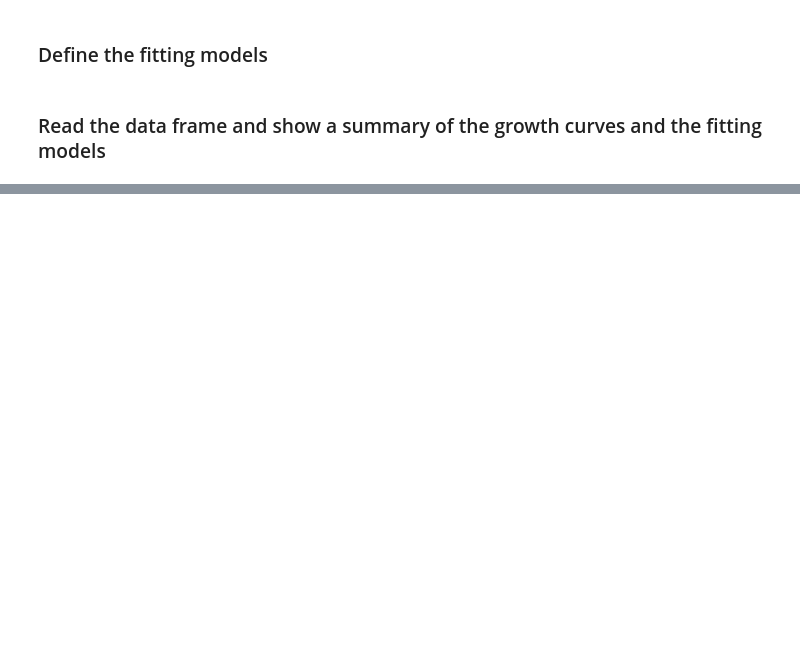
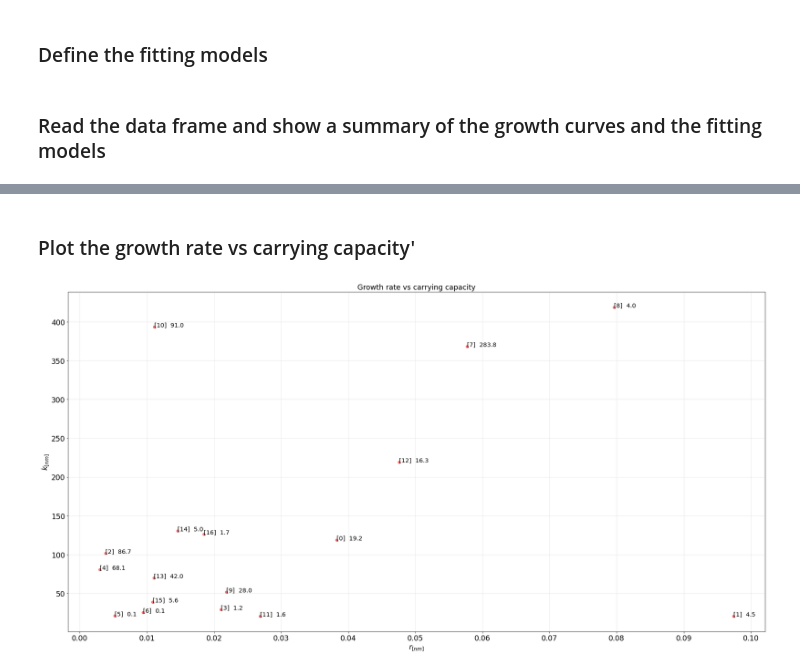
Before and after one commit to ahmed344/growth-curves, a Jupyter notebook: curves_table.ipynb, the cells around one changed output, grey strips where cells are left out. Saved outputs shown, nothing was run; the diff lists cells and outputs as text; code cells hidden in the pictures; blank space fills up the shorter version.

```diff
--- a/curves_table.ipynb
+++ b/curves_table.ipynb
@@ -137,0 +189,20 @@ for i, parameter in enumerate(parameters_logistic):
+# %% [markdown]
+### Plot the growth rate vs carrying capacity'
+# %%
+# Extract the logistic parameters excluding the DPPC curve
+r = [parameter[1] for parameter in df['Model_logistic'][:-1]]
+k = [parameter[2] for parameter in df['Model_logistic'][:-1]]
+a = [parameter[0] for parameter in df['Model_logistic'][:-1]]
+
+plt.figure(figsize=(30,15))
+plt.scatter(r, k, color='red', alpha = 0.5)
+for i, A in enumerate(a): plt.annotate(f'[{i}]  {A:.1f}', (r[i], k[i]), fontsize='x-large')
+plt.xlabel('$r_{[nm]}$', fontsize='xx-large')
+plt.ylabel('$k_{[nm]}$', fontsize='xx-large')
+plt.title('Growth rate vs carrying capacity', fontsize='xx-large')
+plt.xticks(np.arange(0,0.11,0.01), fontsize='xx-large')
+plt.yticks(fontsize='xx-large')
+plt.grid(alpha = 0.3)
+plt.savefig('Results/Growth_rate_vs_carrying_capacity')
+# %% [output]
+[figure, added]
```
Also changed, not shown: parts of 8 cells of this notebook.
